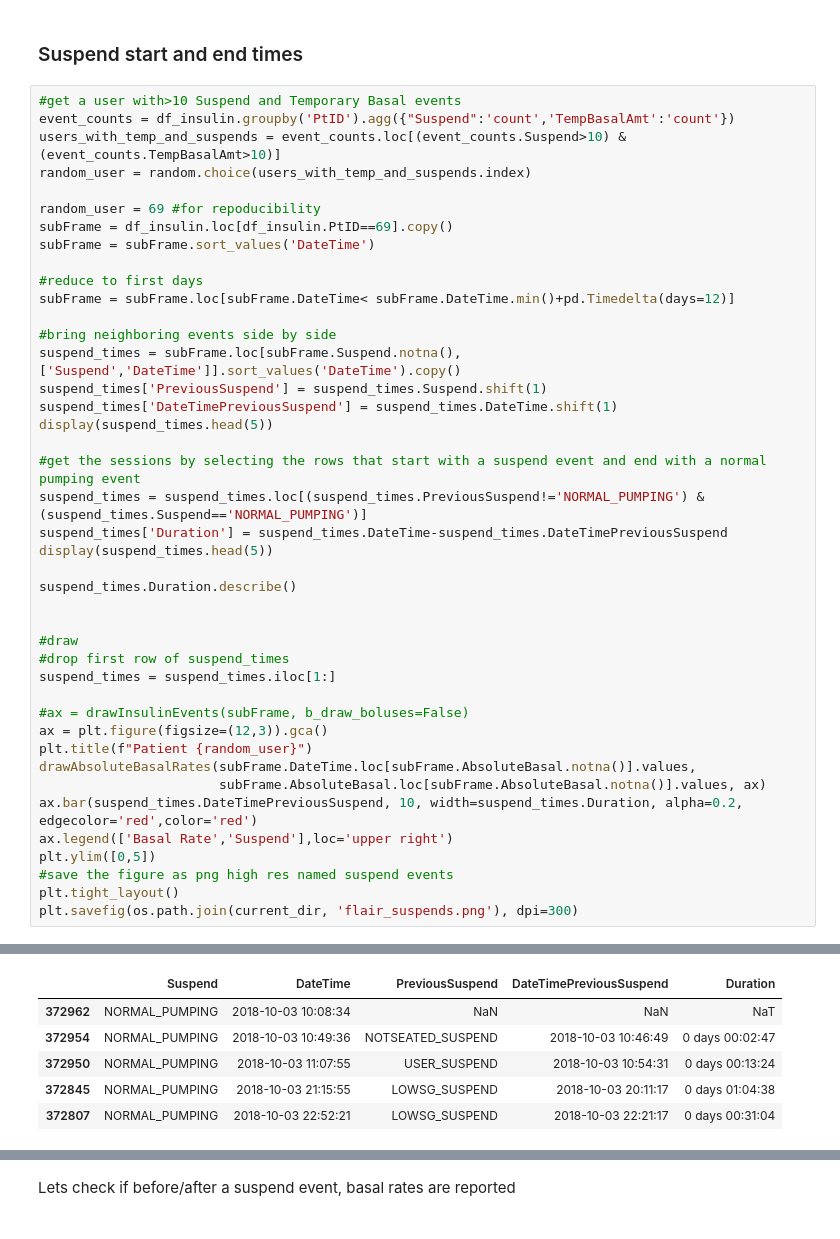
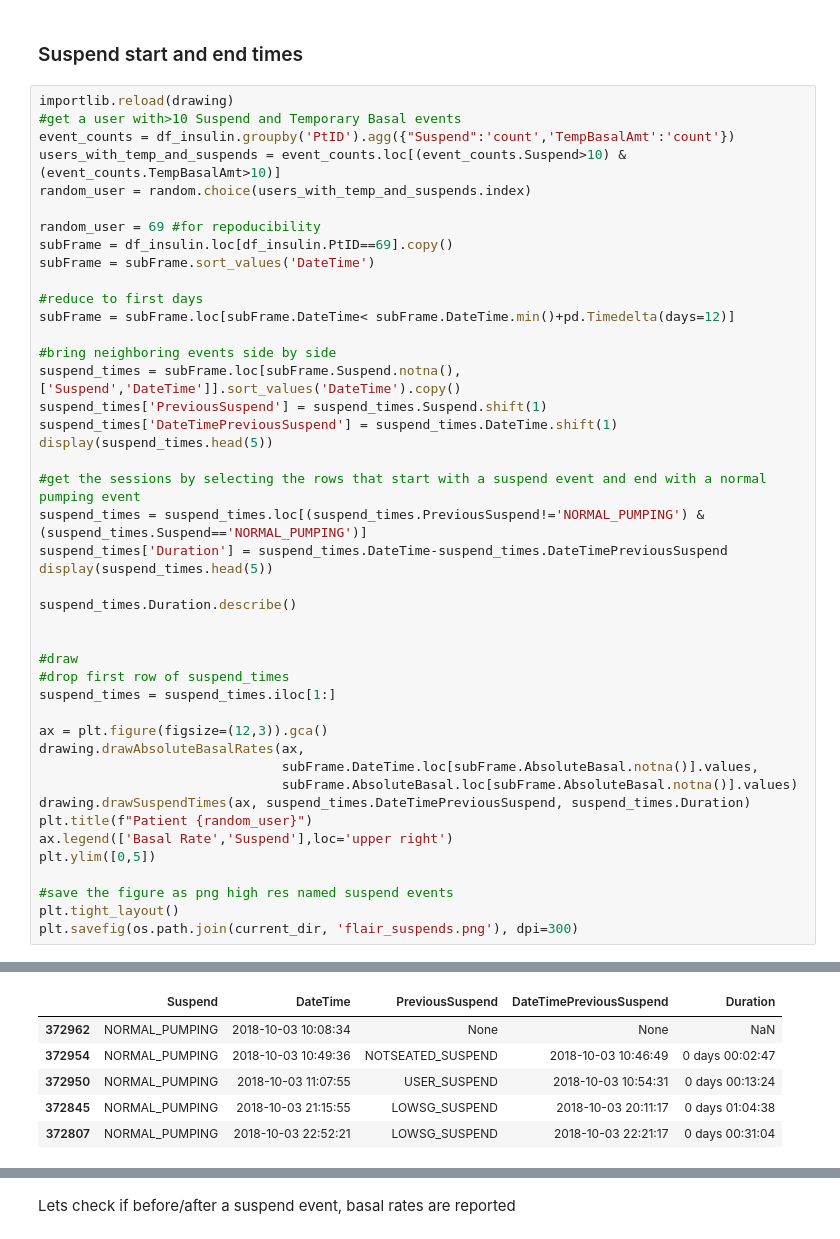
Before and after one commit to nudgebg/egvinsulin, a Jupyter notebook: notebooks/understand-flair-dataset/understand-flair-dataset.ipynb, the cells around one changed output, grey strips where cells are left out. Drawn from its saved outputs; the diff is of its cells as text.

```diff
--- a/notebooks/understand-flair-dataset/understand-flair-dataset.ipynb
+++ b/notebooks/understand-flair-dataset/understand-flair-dataset.ipynb
@@ -590,6 +569,7 @@ dtype: int64
 # %% [markdown]
 ### Suspend start and end times
 # %%
+importlib.reload(drawing)
 #get a user with>10 Suspend and Temporary Basal events
 event_counts = df_insulin.groupby('PtID').agg({"Suspend":'count','TempBasalAmt':'count'})
 users_with_temp_and_suspends = event_counts.loc[(event_counts.Suspend>10) & (event_counts.TempBasalAmt>10)]
@@ -620,14 +600,15 @@ suspend_times.Duration.describe()
 #drop first row of suspend_times
 suspend_times = suspend_times.iloc[1:]
 
-#ax = drawInsulinEvents(subFrame, b_draw_boluses=False)
 ax = plt.figure(figsize=(12,3)).gca()
+drawing.drawAbsoluteBasalRates(ax,
+                               subFrame.DateTime.loc[subFrame.AbsoluteBasal.notna()].values,
+                               subFrame.AbsoluteBasal.loc[subFrame.AbsoluteBasal.notna()].values)
+drawing.drawSuspendTimes(ax, suspend_times.DateTimePreviousSuspend, suspend_times.Duration)
 plt.title(f"Patient {random_user}")
-drawAbsoluteBasalRates(subFrame.DateTime.loc[subFrame.AbsoluteBasal.notna()].values,
-                       subFrame.AbsoluteBasal.loc[subFrame.AbsoluteBasal.notna()].values, ax)
-ax.bar(suspend_times.DateTimePreviousSuspend, 10, width=suspend_times.Duration, alpha=0.2, edgecolor='red',color='red')
 ax.legend(['Basal Rate','Suspend'],loc='upper right')
 plt.ylim([0,5])
+
 #save the figure as png high res named suspend events
 plt.tight_layout()
 plt.savefig(os.path.join(current_dir, 'flair_suspends.png'), dpi=300)
@@ -637,9 +618,9 @@ plt.savefig(os.path.join(current_dir, 'flair_suspends.png'), dpi=300)
 | 372958 | NOTSEATED_SUSPEND | 2018-10-03 10:46:49 | NORMAL_PUMPING | 2018-10-03 10:08:34 |
 | 372954 | NORMAL_PUMPING | 2018-10-03 10:49:36 | NOTSEATED_SUSPEND | 2018-10-03 10:46:49 |
 | 372953 | USER_SUSPEND | 2018-10-03 10:54:31 | NORMAL_PUMPING | 2018-10-03 10:49:36 |
 | 372950 | NORMAL_PUMPING | 2018-10-03 11:07:55 | USER_SUSPEND | 2018-10-03 10:54:31 |
 |  | Suspend | DateTime | PreviousSuspend | DateTimePreviousSuspend | Duration |
-| 372962 | NORMAL_PUMPING | 2018-10-03 10:08:34 | NaN | NaN | NaT |
+| 372962 | NORMAL_PUMPING | 2018-10-03 10:08:34 | None | None | NaN |
 | 372954 | NORMAL_PUMPING | 2018-10-03 10:49:36 | NOTSEATED_SUSPEND | 2018-10-03 10:46:49 | 0 days 00:02:47 |
 | 372950 | NORMAL_PUMPING | 2018-10-03 11:07:55 | USER_SUSPEND | 2018-10-03 10:54:31 | 0 days 00:13:24 |
 | 372845 | NORMAL_PUMPING | 2018-10-03 21:15:55 | LOWSG_SUSPEND | 2018-10-03 20:11:17 | 0 days 01:04:38 |
```
Also changed, not shown: parts of 15 cells of this notebook, 5 other files.
